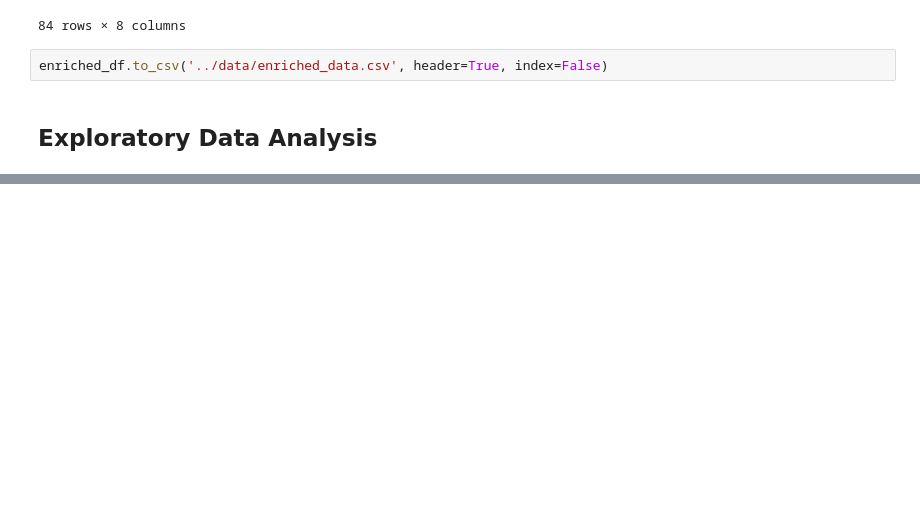
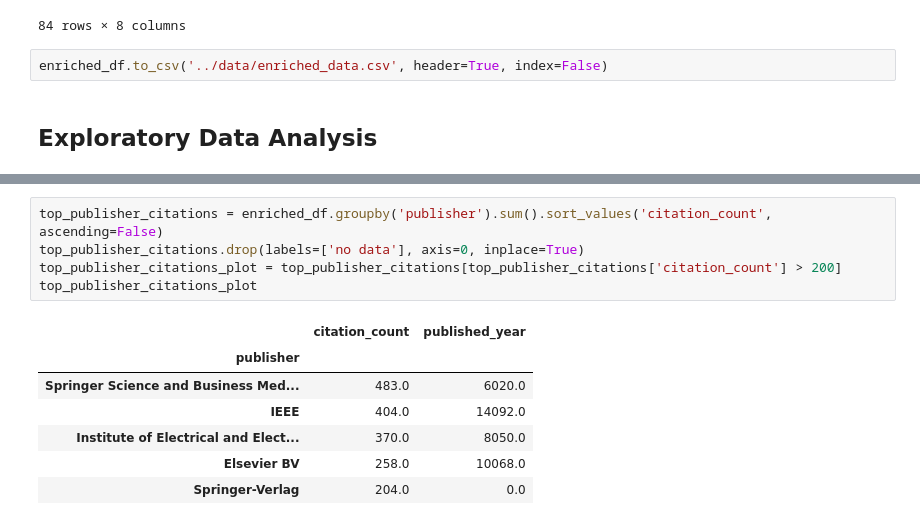
Before and after one commit to jhupiterz/research-analytics, a Jupyter notebook: Notebooks/test_other_apis.ipynb, the cells around one changed output, grey strips where cells are left out. Saved outputs shown, nothing was run; the diff lists cells and outputs as text; blank space fills up the shorter version.

```diff
--- a/Notebooks/test_other_apis.ipynb
+++ b/Notebooks/test_other_apis.ipynb
@@ -190,0 +365,13 @@ enriched_df_copy.groupby('journal_name').sum().sort_values('citation_count', asc
+# %%
+top_publisher_citations = enriched_df.groupby('publisher').sum().sort_values('citation_count', ascending=False)
+top_publisher_citations.drop(labels=['no data'], axis=0, inplace=True)
+top_publisher_citations_plot = top_publisher_citations[top_publisher_citations['citation_count'] > 200]
+top_publisher_citations_plot
+# %% [output]
+|  | citation_count | published_year |
+| publisher |  |  |
+| Springer Science and Business Med... | 483.0 | 6020.0 |
+| IEEE | 404.0 | 14092.0 |
+| Institute of Electrical and Elect... | 370.0 | 8050.0 |
+| Elsevier BV | 258.0 | 10068.0 |
+| Springer-Verlag | 204.0 | 0.0 |
```
Also changed, not shown: parts of 33 cells of this notebook.
